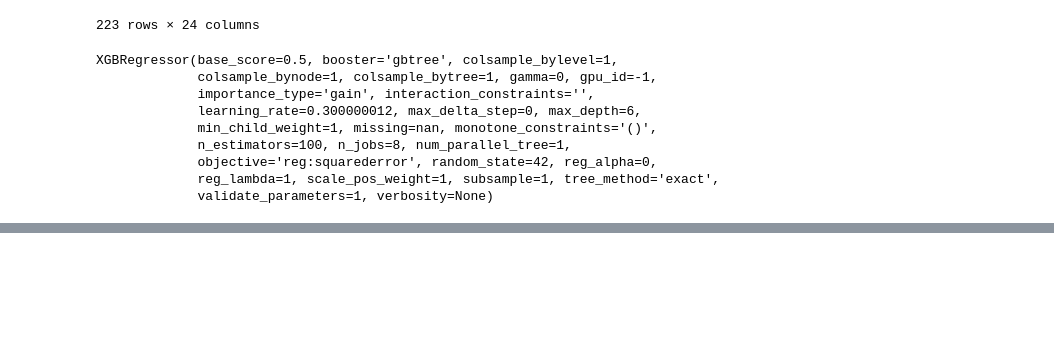
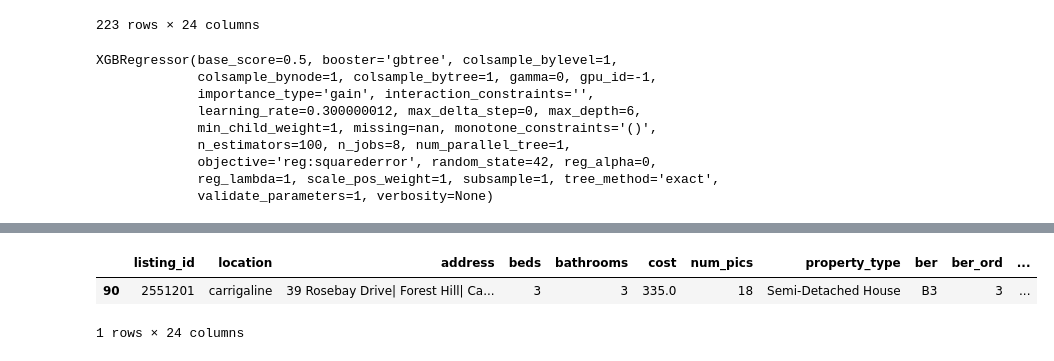
Before and after one commit to conorsobrien/CorkPropertyPrices, a Jupyter notebook: xgboost_prices.ipynb, the cells around one changed output, grey strips where cells are left out. Cells and saved outputs as stored; diff of their text form; code cells hidden in the pictures; blank space fills up the shorter version.

```diff
--- a/xgboost_prices.ipynb
+++ b/xgboost_prices.ipynb
@@ -87,0 +123,6 @@ RMSE: 119.797372
+# %%
+df.iloc[[87]]
+# %% [output]
+|  | listing_id | location | address | beds | bathrooms | cost | num_pics | property_type | ber | ber_ord | ... |
+| 90 | 2551201 | carrigaline | 39 Rosebay Drive| Forest Hill| Ca... | 3 | 3 | 335.0 | 18 | Semi-Detached House | B3 | 3 | ... |
+1 rows × 24 columns
```
Also changed, not shown: parts of 7 cells of this notebook, 2 other files.
